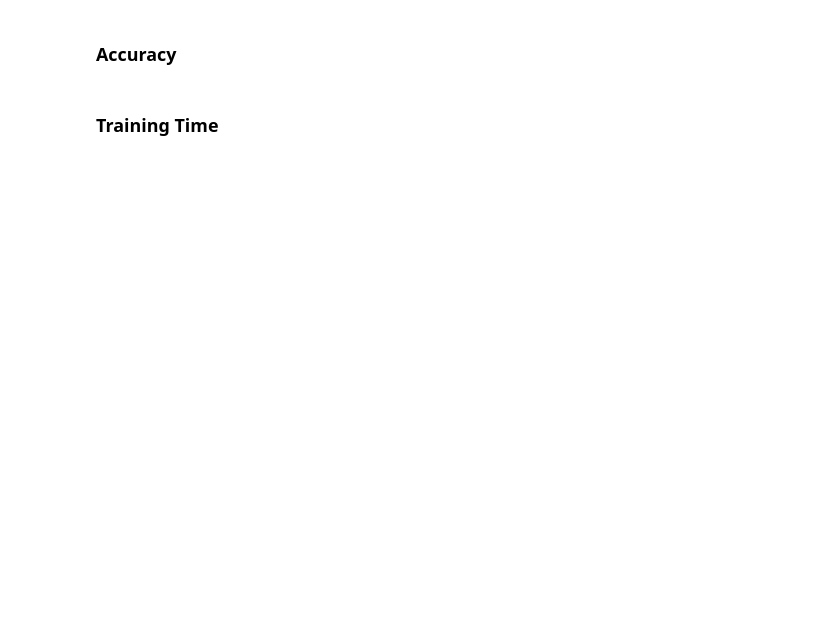
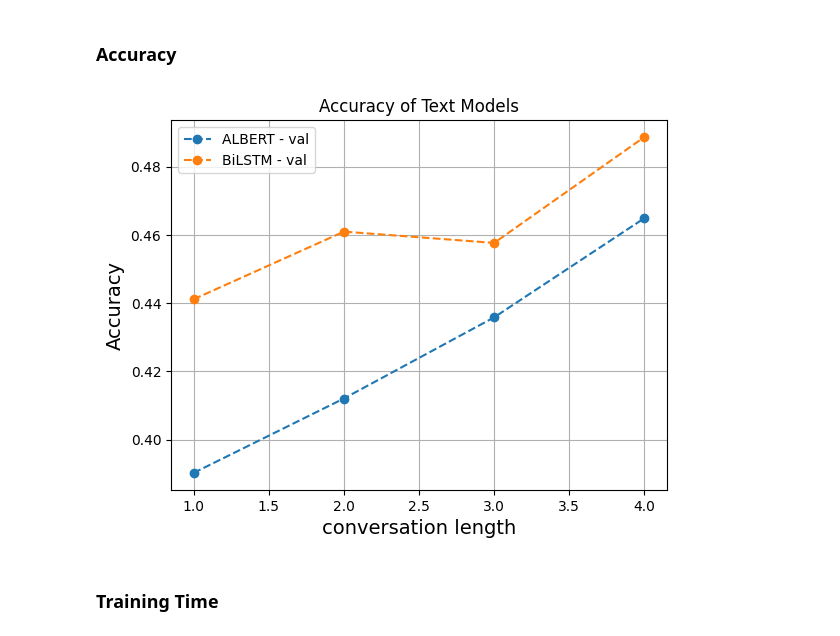
Before and after one commit to eskinderit/A-comparison-of-small-and-large-uni-multi-modal-language-models-for-sentiment-analysis-, a Jupyter notebook: Result Visualization.ipynb, the cells around one changed output. Drawn from its saved outputs; the diff is of its cells as text; code cells hidden in the pictures; blank space fills up the shorter version.

```diff
--- a/Result Visualization.ipynb
+++ b/Result Visualization.ipynb
@@ -93,22 +97,24 @@ plt.show()
 # %%
 #albert_results_accuracy_test = [i.test_accuracy for i in albert_results]
 #text_bilstm_results_accuracy_test = [i.test_accuracy for i in text_bilstm_results]
 albert_accuracy_val = [i.val_accuracy for i in albert_results]
 text_bilstm_accuracy_val = [i.val_accuracy for i in text_bilstm_results]
 albert_results_convlen = [i.conv_length for i in albert_results]
 
 
 ## accuracy depending on conversation length
 #plt.plot(albert_results_convlen, albert_results_accuracy_test, label='ALBERT - test')
 #plt.plot(albert_results_convlen, text_bilstm_results_accuracy_test , label='BiLSTM - test')
-plt.plot(albert_results_convlen, albert_accuracy_val, linestyle='--', label='ALBERT - val')
-plt.plot(albert_results_convlen, text_bilstm_accuracy_val, linestyle='--', label='BiLSTM - val')
+plt.plot(albert_results_convlen, albert_accuracy_val, linestyle='--',marker='o', label='ALBERT - val')
+plt.plot(albert_results_convlen, text_bilstm_accuracy_val, linestyle='--', marker='o', label='BiLSTM - val')
 plt.ylabel('Accuracy', fontsize=14)
 plt.xlabel('conversation length', fontsize=14)
 plt.title('Accuracy of Text Models')
 plt.grid()
 plt.legend()
 plt.show()
+# %% [output]
+[figure, added]
 # %% [markdown]
 ### Training Time
 # %%
```
Also changed, not shown: parts of 16 cells of this notebook.
